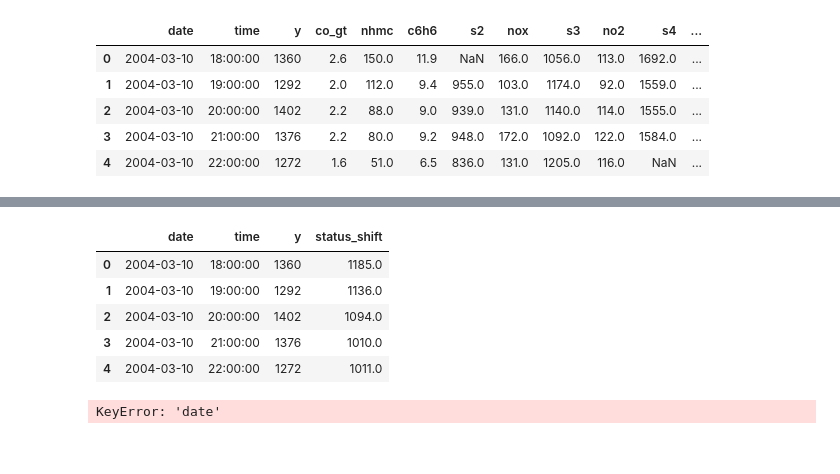
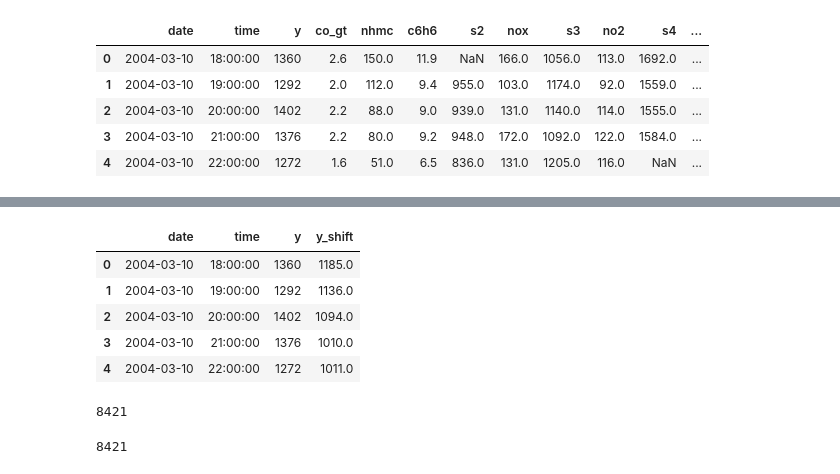
Before and after one commit to DuongVu39/Code_Challenge, a Jupyter notebook: src/task2/Task2.ipynb, the cells around one changed output, grey strips where cells are left out. Cells and saved outputs as stored; diff of their text form; code cells hidden in the pictures.

```diff
--- a/src/task2/Task2.ipynb
+++ b/src/task2/Task2.ipynb
@@ -67,14 +88,22 @@ pollution.head()
 # %%
 # Create column contains value of 6 hours later:
-pollution["status_shift"] = pollution[['time','y']]['y'].transform(lambda g: g.shift(periods=-6))
+pollution["y_shift"] = pollution[['time','y']]['y'].transform(lambda g: g.shift(periods=-6))
 # %%
-pollution[['date','time','y',"status_shift"]].head()
+pollution[['date','time','y',"y_shift"]].head()
 # %% [output]
-|  | date | time | y | status_shift |
+|  | date | time | y | y_shift |
 | 0 | 2004-03-10 | 18:00:00 | 1360 | 1185.0 |
 | 1 | 2004-03-10 | 19:00:00 | 1292 | 1136.0 |
 | 2 | 2004-03-10 | 20:00:00 | 1402 | 1094.0 |
 | 3 | 2004-03-10 | 21:00:00 | 1376 | 1010.0 |
 | 4 | 2004-03-10 | 22:00:00 | 1272 | 1011.0 |
+# %%
+total_obs
+# %% [output]
+8421
+# %%
+X.shape[0]
+# %% [output]
+8421
 # %%
 # Create a list of features needed
@@ -86,14 +114,0 @@ y = pollution[["y","date"]] # keeping time_stamp to split train test validation
-# %%
-# Split Train, Test, Validation set
-
-# For X
-Xval = X[X['date'].dt.year==2018].loc[:, X.columns != "date"]
-Xtest = X[(X['date'].dt.year < 2018) & (X['date'].dt.year > 2015)].loc[:,X.columns != "date"]
-Xtrain = X[X['date'].dt.year<2016].loc[:,X.columns != "date"]
-
-# For y:
-yval = y[y['date'].dt.year==2018]['y']
-ytest = y[(y['date'].dt.year < 2018) & (y['date'].dt.year > 2015)]['y']
-ytrain = y[y['date'].dt.year<2016]['y']
-# %% [output]
-KeyError: 'date'
```
Also changed, not shown: parts of 8 cells of this notebook.
